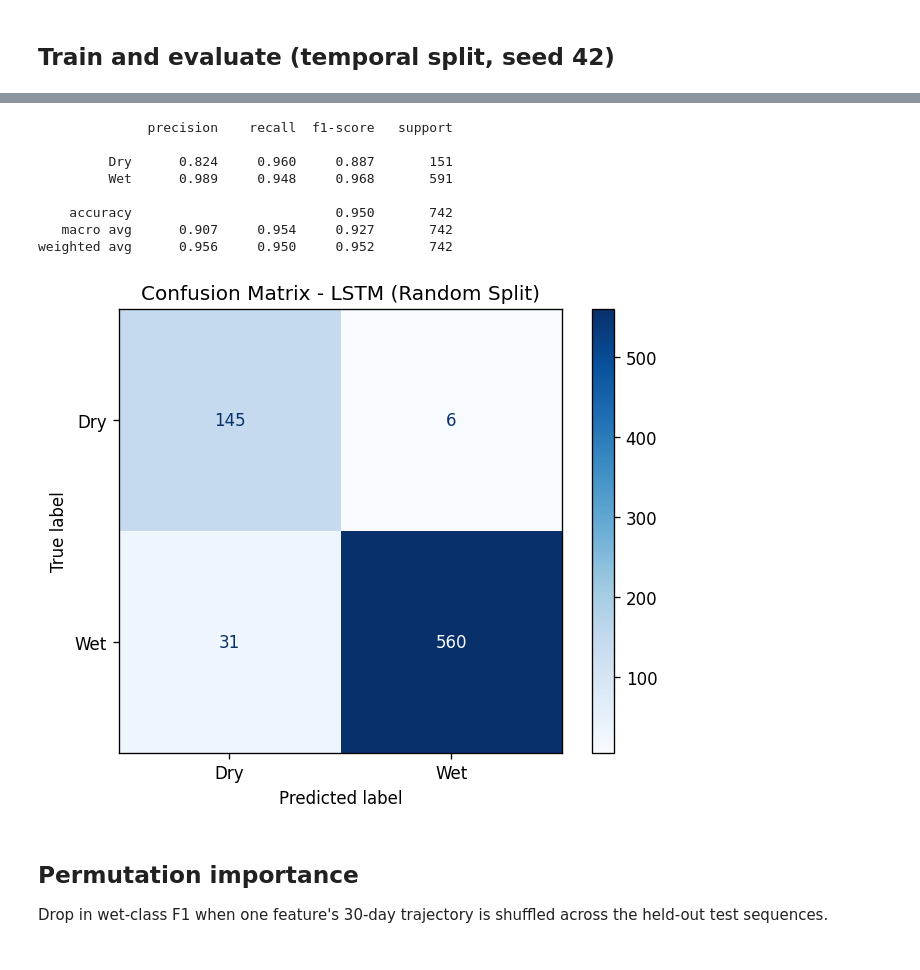
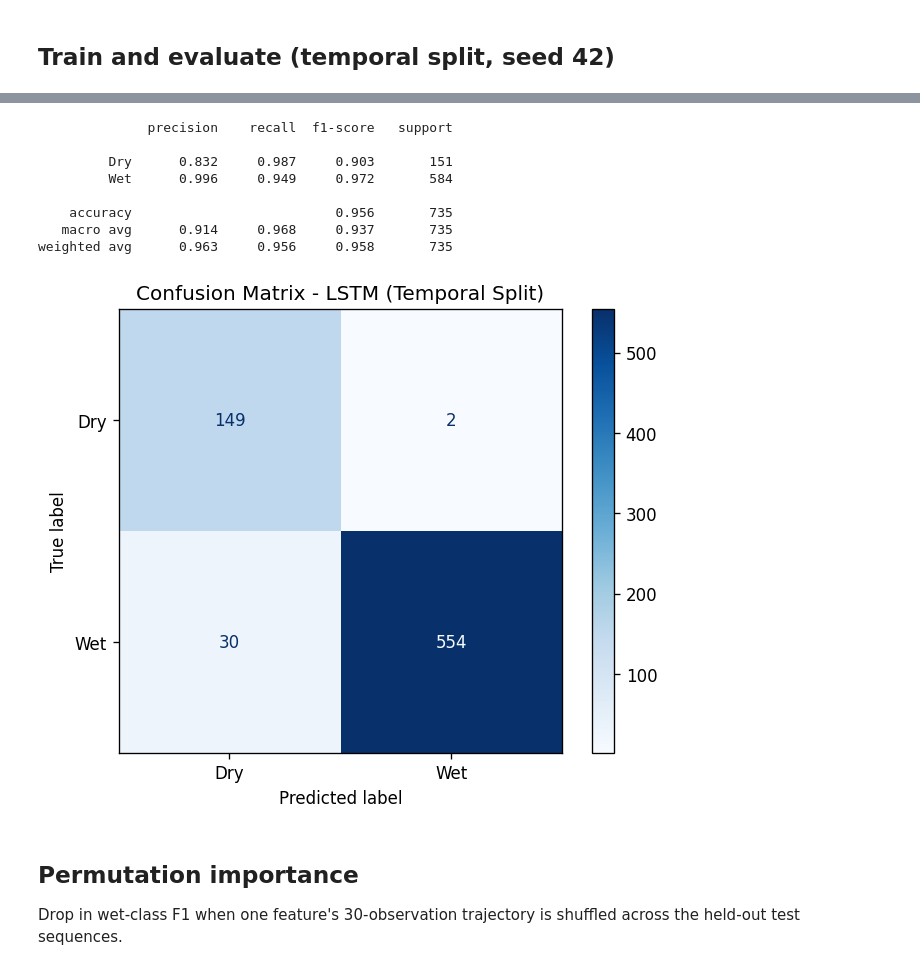
Before and after one commit to michaeltm365/saas-river-forecasting, a Jupyter notebook: lstm/lstm_hobo_sites.ipynb, the cells around one changed output, grey strips where cells are left out. Cells and saved outputs as stored; diff of their text form; code cells hidden in the pictures.

```diff
--- a/lstm/lstm_hobo_sites.ipynb
+++ b/lstm/lstm_hobo_sites.ipynb
@@ -45,27 +44,27 @@ Accuracy: 0.9501 | ROC-AUC: 0.9656 | Wet F1: 0.9680 | Dry F1: 0.8869 | N=742
 # %%
 print(classification_report(res["y_true"], res["pred"], labels=[0, 1],
                             target_names=["Dry", "Wet"], digits=3,
                             zero_division=0))
 
 cm = confusion_matrix(res["y_true"], res["pred"], labels=[0, 1])
 ConfusionMatrixDisplay(cm, display_labels=["Dry", "Wet"]).plot(
     cmap="Blues", values_format="d")
-plt.title("Confusion Matrix - LSTM (Random Split)")
+plt.title("Confusion Matrix - LSTM (Temporal Split)")
 plt.show()
 # %% [output]
               precision    recall  f1-score   support
 
-         Dry      0.824     0.960     0.887       151
-         Wet      0.989     0.948     0.968       591
+         Dry      0.832     0.987     0.903       151
+         Wet      0.996     0.949     0.972       584
 
-    accuracy                          0.950       742
-   macro avg      0.907     0.954     0.927       742
-weighted avg      0.956     0.950     0.952       742
+    accuracy                          0.956       735
+   macro avg      0.914     0.968     0.937       735
+weighted avg      0.963     0.956     0.958       735
-[figure, old version]
+[figure, new version]
 # %% [markdown]
 ## Permutation importance
 
-Drop in wet-class F1 when one feature's 30-day trajectory is shuffled across
+Drop in wet-class F1 when one feature's 30-observation trajectory is shuffled across
 the held-out test sequences.
 # %%
 feats, drops = lstm_hobo.permutation_importance(res)
```
Also changed, not shown: parts of 3 cells of this notebook, 49 other files.
